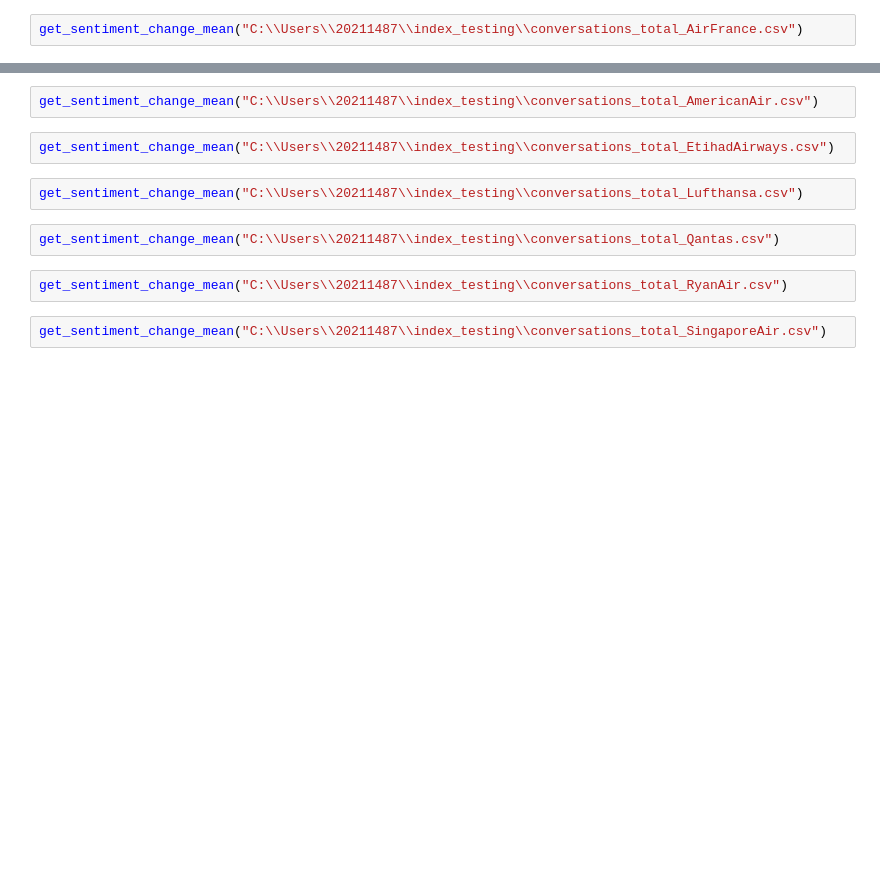
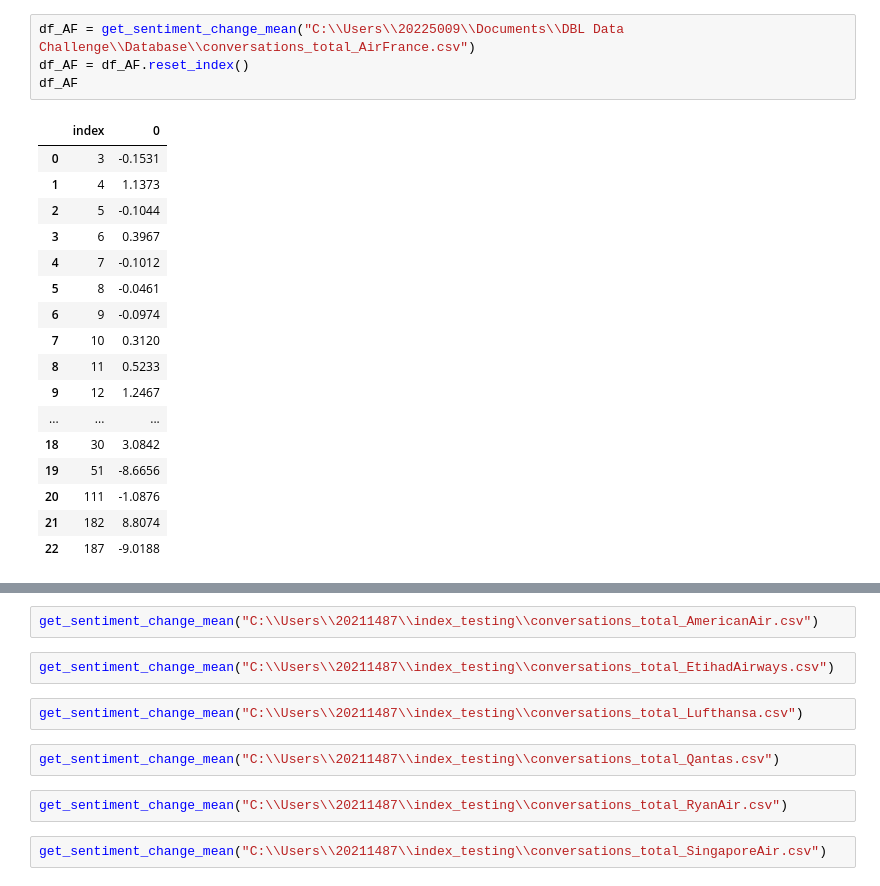
Before and after one commit to NiteSkies/DBL-DC-G2-2023, a Jupyter notebook: SentChange_ConvoLen.ipynb, the cells around one changed output, grey strips where cells are left out. Cells and saved outputs as stored; diff of their text form; blank space fills up the shorter version.

```diff
--- a/SentChange_ConvoLen.ipynb
+++ b/SentChange_ConvoLen.ipynb
@@ -91,2 +116,22 @@ get_sentiment_change_mean("C:\\Users\\20211487\\index_testing\\conversations_tot
 # %%
-get_sentiment_change_mean("C:\\Users\\20211487\\index_testing\\conversations_total_AirFrance.csv")
+df_AF = get_sentiment_change_mean("C:\\Users\\20225009\\Documents\\DBL Data Challenge\\Database\\conversations_total_AirFrance.csv")
+df_AF = df_AF.reset_index()
+df_AF
+# %% [output]
+|  | index | 0 |
+| 0 | 3 | -0.1531 |
+| 1 | 4 | 1.1373 |
+| 2 | 5 | -0.1044 |
+| 3 | 6 | 0.3967 |
+| 4 | 7 | -0.1012 |
+| 5 | 8 | -0.0461 |
+| 6 | 9 | -0.0974 |
+| 7 | 10 | 0.3120 |
+| 8 | 11 | 0.5233 |
+| 9 | 12 | 1.2467 |
+| ... | ... | ... |
+| 18 | 30 | 3.0842 |
+| 19 | 51 | -8.6656 |
+| 20 | 111 | -1.0876 |
+| 21 | 182 | 8.8074 |
+| 22 | 187 | -9.0188 |
```
Also changed, not shown: parts of 7 cells of this notebook.
